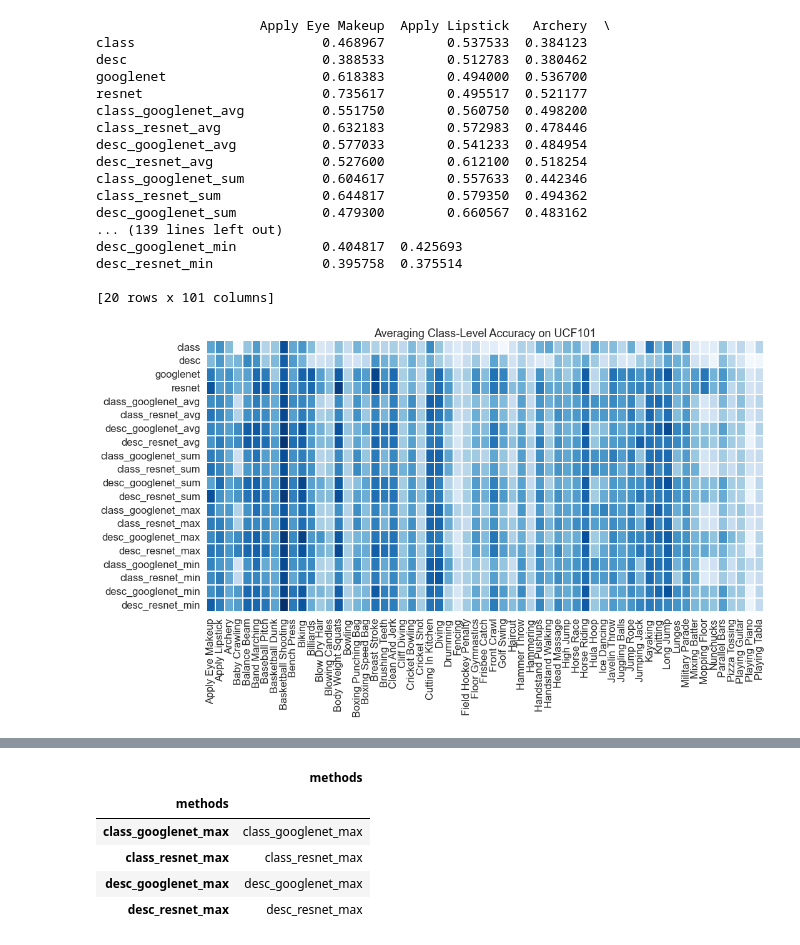
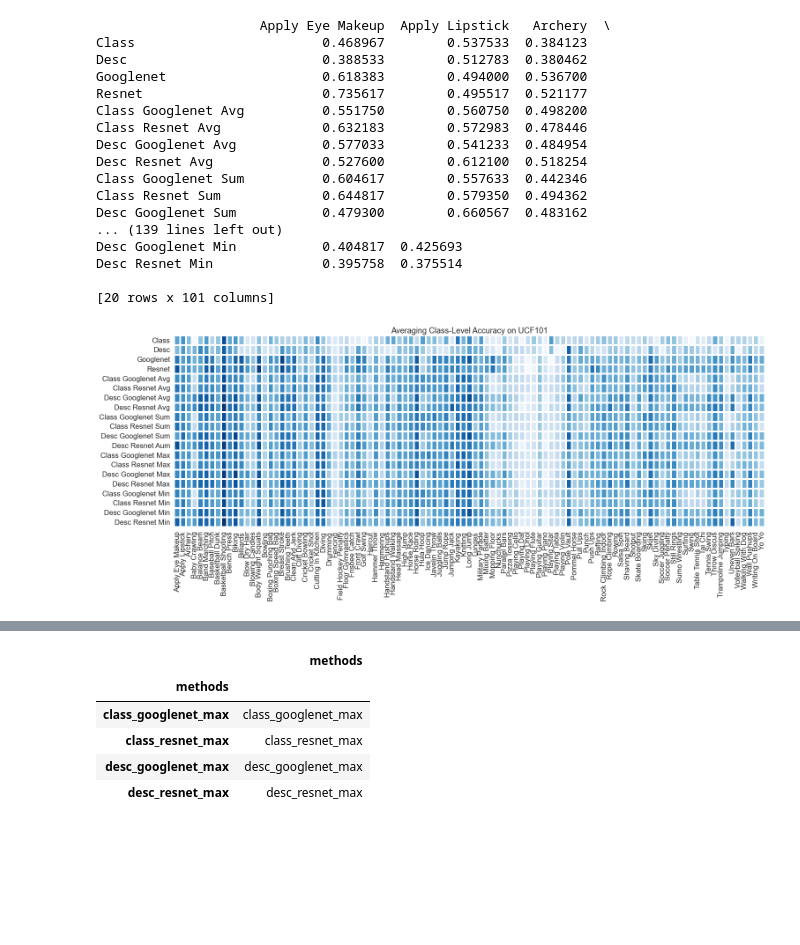
Before and after one commit to 0xMarsRover/kg_gnn_gan, a Jupyter notebook: check_class_level_results.ipynb, the cells around one changed output, grey strips where cells are left out. Drawn from its saved outputs; the diff is of its cells as text; code cells hidden in the pictures; blank space fills up the shorter version.

```diff
--- a/check_class_level_results.ipynb
+++ b/check_class_level_results.ipynb
@@ -334,11 +344,11 @@ KeyError: 26
     #print(len(res_dict[i]))
 # %%
 # Step 3: averaging results for each test class across single_gan, dual_gan_sum, .., dual_gan_min (20 methods)
-final_avg_dict = pd.DataFrame(index = ['class', 'desc', 'googlenet', 'resnet',
-                               'class_googlenet_avg' ,'class_resnet_avg','desc_googlenet_avg' ,'desc_resnet_avg',
-                              'class_googlenet_sum' ,'class_resnet_sum','desc_googlenet_sum' ,'desc_resnet_sum',
-                              'class_googlenet_max' ,'class_resnet_max','desc_googlenet_max' ,'desc_resnet_max',
-                              'class_googlenet_min' ,'class_resnet_min','desc_googlenet_min' ,'desc_resnet_min'])
+final_avg_dict = pd.DataFrame(index = ['Class', 'Desc', 'Googlenet', 'Resnet',
+                               'Class Googlenet Avg' ,'Class Resnet Avg','Desc Googlenet Avg' ,'Desc Resnet Avg',
+                              'Class Googlenet Sum' ,'Class Resnet Sum','Desc Googlenet Sum' ,'Desc Resnet Aum',
+                              'Class Googlenet Max' ,'Class Resnet Max','Desc Googlenet Max' ,'Desc Resnet Max',
+                              'Class Googlenet Min' ,'Class Resnet Min','Desc Googlenet Min' ,'Desc Resnet Min'])
 
 for each_test in all_test_classes:
     res_each_test_cls = []
@@ -354,52 +364,52 @@ print(final_avg_dict)
 final_avg_dict.to_csv(dataset+'_avg_class_level_res.csv', encoding='utf-8')
 # %% [output]
                      Apply Eye Makeup  Apply Lipstick   Archery  \
-class                        0.468967        0.537533  0.384123
-desc                         0.388533        0.512783  0.380462
-googlenet                    0.618383        0.494000  0.536700
-resnet                       0.735617        0.495517  0.521177
-class_googlenet_avg          0.551750        0.560750  0.498200
-class_resnet_avg             0.632183        0.572983  0.478446
-desc_googlenet_avg           0.577033        0.541233  0.484954
-desc_resnet_avg              0.527600        0.612100  0.518254
-class_googlenet_sum          0.604617        0.557633  0.442346
-class_resnet_sum             0.644817        0.579350  0.494362
-desc_googlenet_sum           0.479300        0.660567  0.483162
+Class                        0.468967        0.537533  0.384123
+Desc                         0.388533        0.512783  0.380462
+Googlenet                    0.618383        0.494000  0.536700
+Resnet                       0.735617        0.495517  0.521177
+Class Googlenet Avg          0.551750        0.560750  0.498200
+Class Resnet Avg             0.632183        0.572983  0.478446
+Desc Googlenet Avg           0.577033        0.541233  0.484954
+Desc Resnet Avg              0.527600        0.612100  0.518254
+Class Googlenet Sum          0.604617        0.557633  0.442346
+Class Resnet Sum             0.644817        0.579350  0.494362
+Desc Googlenet Sum           0.479300        0.660567  0.483162
 ... (139 lines left out)
-desc_googlenet_min           0.404817  0.425693
-desc_resnet_min              0.395758  0.375514
+Desc Googlenet Min           0.404817  0.425693
+Desc Resnet Min              0.395758  0.375514
 
 [20 rows x 101 columns]
 # %%
 # Heatmap
 import pandas as pd
 import seaborn as sns
 %matplotlib inline
 import matplotlib.pyplot as plt
 
 dataset = 'ucf101' # hmdb51, ucf101
 df = pd.read_csv(dataset+'_avg_class_level_res.csv', index_col=0)
 #df_max = df[12:16] * 100
 #df_max.round(decimals =2)
 
 # plot
-fig, ax = plt.subplots(figsize=(16,8))
+fig, ax = plt.subplots(figsize=(24,8))
 ax.set_title('Averaging Class-Level Accuracy on '+dataset.upper())
 sns.set(font_scale=1.5)
 heatmap = sns.heatmap(df,
                       cbar=False,
-                      linewidths=1.5,
+                      linewidths=2.2,
                       cmap='Blues',
                       annot=False,
                       xticklabels=True,
                       yticklabels=True,
                       ax=ax)
 
 fig.savefig('heatmap_'+dataset+'.eps',
             dpi=1200,
             bbox_inches='tight')
 # %% [output]
-[figure, old version]
+[figure, new version]
 # %%
 #df_max.style.background_gradient(cmap='Blues')
 # %% [output]
```
Also changed, not shown: parts of 7 cells of this notebook.
